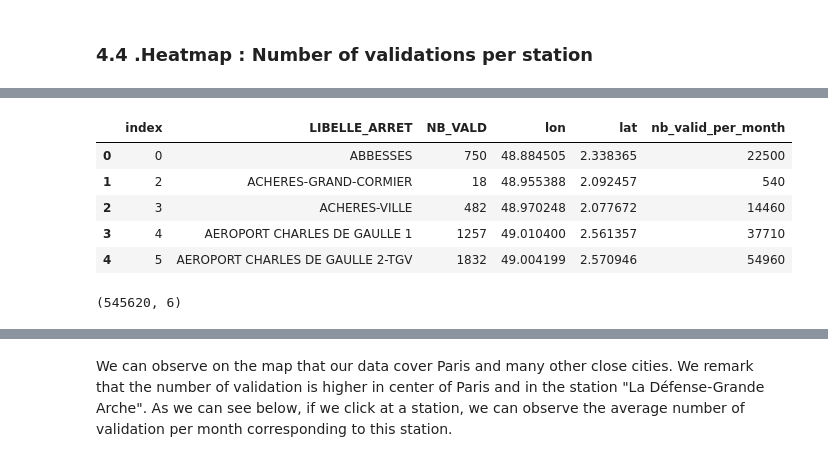
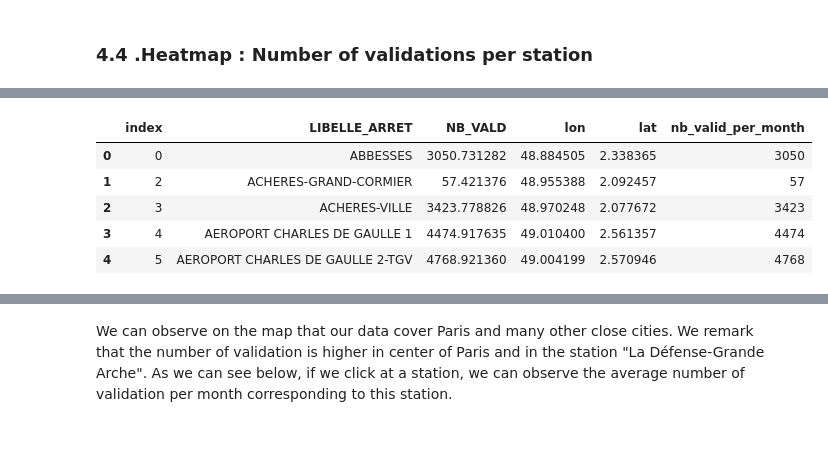
Before and after one commit to p-desaintchamas/datacamp-challenge-creation, a Jupyter notebook: starting_kit.ipynb, the cells around one changed output, grey strips where cells are left out. Saved outputs shown, nothing was run; the diff lists cells and outputs as text; code cells hidden in the pictures.

```diff
--- a/starting_kit.ipynb
+++ b/starting_kit.ipynb
@@ -316,20 +331,16 @@ data_map.to_clipboard()
 # %%
-data_map = X_train.groupby(['JOUR','LIBELLE_ARRET']).agg({'NB_VALD': 'mean','lon':'mean','lat':'mean'}).reset_index().drop('JOUR',axis=1)
-data_map['nb_valid_per_month'] = (data_map['NB_VALD'] * 30).astype(int)
+data_map = X_train.groupby(['LIBELLE_ARRET']).agg({'NB_VALD': 'mean','lon':'mean','lat':'mean'}).reset_index()
+data_map['nb_valid_per_month'] = (data_map['NB_VALD']).astype(int)
 data_map = data_map[pd.notnull(data_map['lon'])]
 data_map.reset_index(level=0, inplace=True)
 data_map.head()
 # %% [output]
 |  | index | LIBELLE_ARRET | NB_VALD | lon | lat | nb_valid_per_month |
-| 0 | 0 | ABBESSES | 750 | 48.884505 | 2.338365 | 22500 |
-| 1 | 2 | ACHERES-GRAND-CORMIER | 18 | 48.955388 | 2.092457 | 540 |
-| 2 | 3 | ACHERES-VILLE | 482 | 48.970248 | 2.077672 | 14460 |
-| 3 | 4 | AEROPORT CHARLES DE GAULLE 1 | 1257 | 49.010400 | 2.561357 | 37710 |
-| 4 | 5 | AEROPORT CHARLES DE GAULLE 2-TGV | 1832 | 49.004199 | 2.570946 | 54960 |
+| 0 | 0 | ABBESSES | 3050.731282 | 48.884505 | 2.338365 | 3050 |
+| 1 | 2 | ACHERES-GRAND-CORMIER | 57.421376 | 48.955388 | 2.092457 | 57 |
+| 2 | 3 | ACHERES-VILLE | 3423.778826 | 48.970248 | 2.077672 | 3423 |
+| 3 | 4 | AEROPORT CHARLES DE GAULLE 1 | 4474.917635 | 49.010400 | 2.561357 | 4474 |
+| 4 | 5 | AEROPORT CHARLES DE GAULLE 2-TGV | 4768.921360 | 49.004199 | 2.570946 | 4768 |
-# %%
-data_map.shape
-# %% [output]
-(545620, 6)
 # %%
 LDN_COORDINATES = (48.8534, 2.3488)
 myMap = folium.Map(location=LDN_COORDINATES, zoom_start=11)
```
Also changed, not shown: parts of 11 cells of this notebook.
